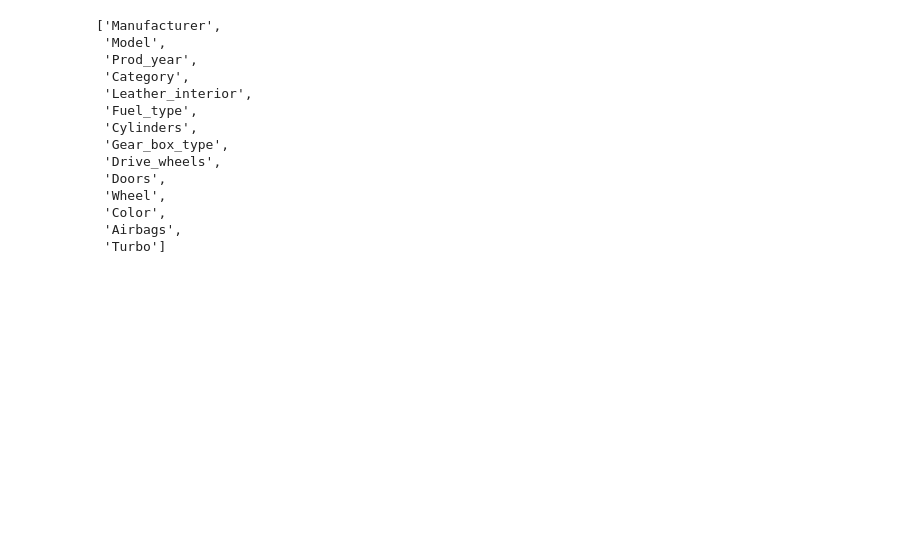
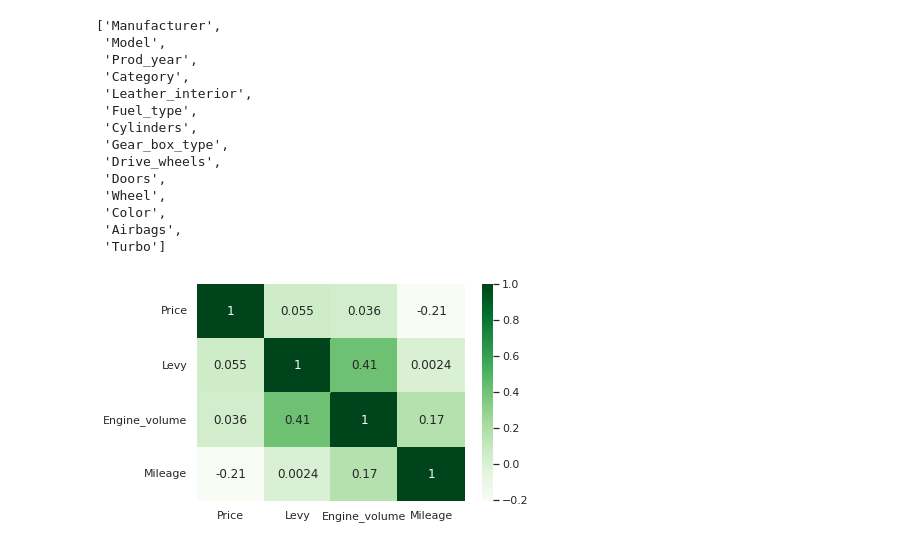
Before and after one commit to FacuHerrera00/Car-Sales, a Jupyter notebook: ProyectoDS_ParteII_+ELIA+HERRERA.ipynb, the cells around one changed output. Cells and saved outputs as stored; diff of their text form; code cells hidden in the pictures; blank space fills up the shorter version.

```diff
--- a/ProyectoDS_ParteII_+ELIA+HERRERA.ipynb
+++ b/ProyectoDS_ParteII_+ELIA+HERRERA.ipynb
@@ -489,3 +490,8 @@ cat_col
  'Color',
  'Airbags',
  'Turbo']
+# %%
+sns.heatmap(data=df_new.corr(),cmap='Greens',annot=True)
+plt.show()
+# %% [output]
+[figure, added]
```
Also changed, not shown: parts of 11 cells of this notebook.
